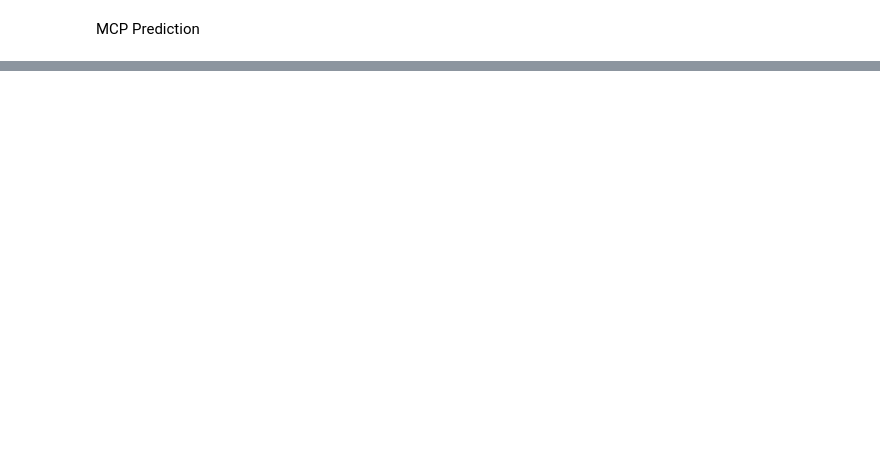
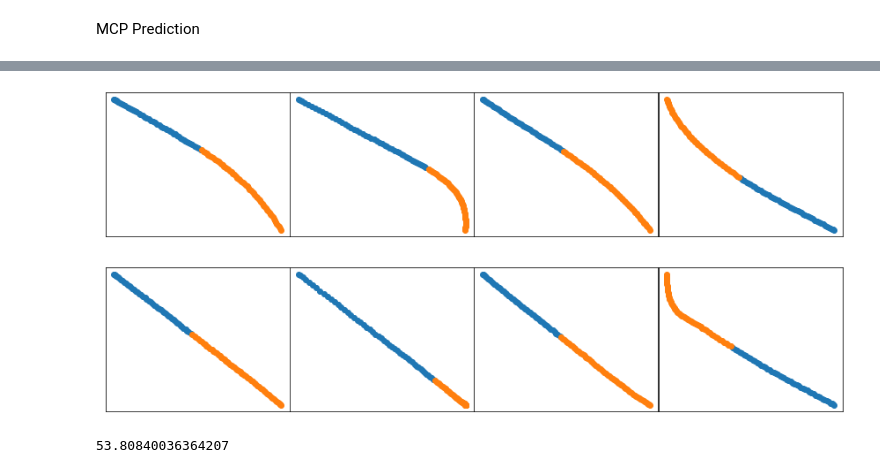
Before and after one commit to g2su/CSE151KaggleCompetition, a Jupyter notebook: Load_Argo2_Public.ipynb, the cells around one changed output, grey strips where cells are left out. Cells and saved outputs as stored; diff of their text form; code cells hidden in the pictures; blank space fills up the shorter version.

```diff
--- a/Load_Argo2_Public.ipynb
+++ b/Load_Argo2_Public.ipynb
@@ -1154,0 +1469,27 @@ df.to_csv("out.csv", index=False)
+# %%
+from torch.autograd import Variable
+final_train_austin, final_valid_austin = make_valid_set(train_inp_austin, train_out_austin)
+final_X_train_austin, final_y_train_austin = final_train_austin
+final_X_valid_austin, final_y_valid_austin = final_valid_austin
+final_X_train_austin = Variable(torch.Tensor(final_X_train_austin))
+final_y_train_austin = Variable(torch.Tensor(final_y_train_austin))
+final_X_valid_austin = Variable(torch.Tensor(final_X_valid_austin))
+final_y_valid_austin = Variable(torch.Tensor(final_y_valid_austin))
+
+train_data = []
+for i in range(len(final_X_train_austin)):
+    train_data.append([final_X_train_austin[i], final_y_train_austin[i]])
+
+val_data = []
+for i in range(len(final_X_valid_austin)):
+    val_data.append([final_X_valid_austin[i], final_y_valid_austin[i]])
+# %%
+def create_input(inp, out, length):
+    new_inp = []
+    new_out = []
+    cat = numpy.concatenate((inp, out), axis=1)
+    for line in cat:
+        for i in np.arange(1):
+            new_inp.append(line[i:i+length])
+            new_out.append(line[i+length])
+    return new_inp, new_out
@@ -1154,0 +1657,24 @@ df.to_csv("out.csv", index=False)
+# %%
+a = torch.Tensor(4, 50, 2)
+torch.cat(all_X, out=a)
+b = torch.Tensor(4, 60, 2)
+torch.cat(outp, out=b)
+c = torch.Tensor(4, 60, 2)
+torch.cat(real_outp, out=c);
+# %%
+a = a.reshape(4,50,2)
+b = b.reshape(4,60,2)
+c = c.reshape(4,60,2)
+# %%
+show_sample_batch((a, b))
+show_sample_batch((a, c))
+# %% [output]
+[figure, added]
+[figure, added]
+# %%
+saved_model = linearRegression(100, 2)
+saved_model.load_state_dict(torch.load("models2/austin_model_best_avg"))
+#austin_pred = return_predictions(saved_model, test_city_datasets[0])
+check_train_mse(saved_model, train_city_datasets[0])
+# %% [output]
+53.80840036364207
```
Also changed, not shown: parts of 218 cells of this notebook.
